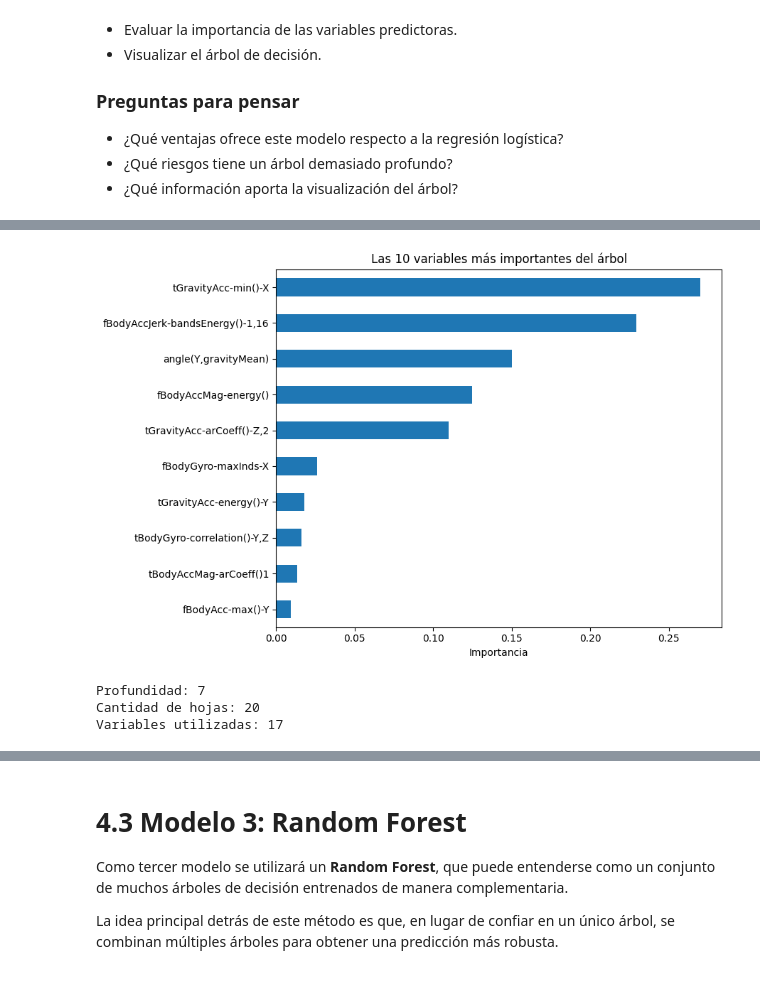
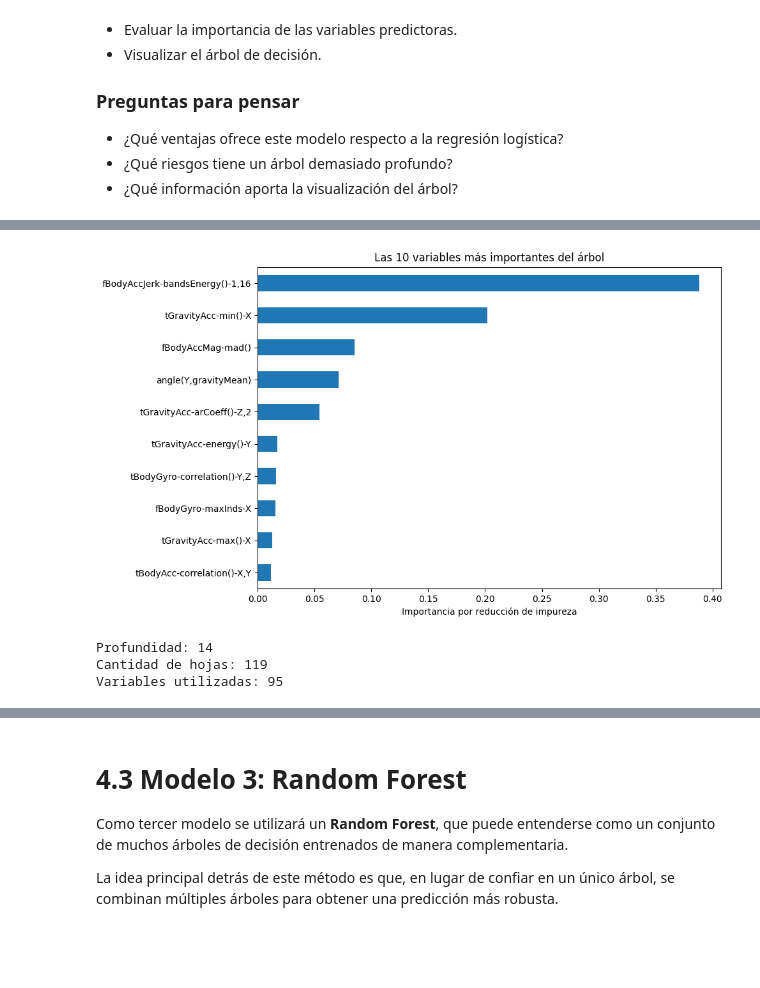
Before and after one commit to matigold22/TP-SIA, a Jupyter notebook: Consigna_TP2.ipynb, the cells around one changed output, grey strips where cells are left out. Drawn from its saved outputs; the diff is of its cells as text; code cells hidden in the pictures; blank space fills up the shorter version.

Commit message:
Regresión logística y árbol de decisión

```diff
--- a/Consigna_TP2.ipynb
+++ b/Consigna_TP2.ipynb
@@ -377,4 +346,3 @@ No se utilizará una única configuración fija del modelo. En su lugar, se expl
 from sklearn.linear_model import LogisticRegression
 
 modelo_logistico = LogisticRegression(C=1.0, max_iter=3000)
-modelo_logistico.fit(X_train_pca, y_train)
@@ -486,34 +473,32 @@ Esto tiene sentido porque los árboles no suelen beneficiarse del escalado del m
 - ¿Qué riesgos tiene un árbol demasiado profundo?
 - ¿Qué información aporta la visualización del árbol?
 # %%
-from sklearn.model_selection import RandomizedSearchCV, GroupKFold
-from sklearn.tree import DecisionTreeClassifier
+from IPython.display import display
+from sklearn.tree import DecisionTreeClassifier, plot_tree
+
+cv_arbol = GroupKFold(n_splits=5)
+grupos_arbol = df_train.loc[X_train.index, "subject"]
 
 busqueda_arbol = RandomizedSearchCV(
     DecisionTreeClassifier(random_state=42),
     param_distributions={
-        "max_depth": [4, 6, 7],
-        "min_samples_split": [20, 40, 60],
-        "criterion": ["gini"],
-        "max_features": [None, 0.6],
+        "max_depth": [4, 6, 7, 10, 15, None],
+        "min_samples_leaf": [1, 5, 10, 20, 40],
+        "criterion": ["gini", "entropy"],
         "class_weight": [None, "balanced"],
     },
     n_iter=40,
     random_state=42,
-    cv=GroupKFold(n_splits=5),
+    cv=cv_arbol,
     scoring="accuracy",
-    n_jobs=5,
-    verbose=2,)
+    n_jobs=2,
+    verbose=2)
 
-busqueda_arbol.fit(
-    X_train,
-    y_train,
-    groups=df_train.loc[X_train.index, "subject"],)
-
+busqueda_arbol.fit(X_train, y_train, groups=grupos_arbol)
 mejor_arbol = busqueda_arbol.best_estimator_
 
 print("Mejores parámetros:", busqueda_arbol.best_params_)
-print(f"Accuracy promedio en validación: {busqueda_arbol.best_score_:.3f}")
-print(f"Accuracy en test: {mejor_arbol.score(X_test, y_test):.3f}")
+print(f"Accuracy promedio en validación: {busqueda_arbol.best_score_:.4f}")
+std_arbol = busqueda_arbol.cv_results_["std_test_score"][busqueda_arbol.best_index_]
 # %% [output]
 Fitting 5 folds for each of 40 candidates, totalling 200 fits
@@ -523,22 +560,22 @@ Accuracy en test: 0.863
 # %%
 importancias = pd.Series(
     mejor_arbol.feature_importances_,
     index=X_train.columns
 ).sort_values(ascending=False)
 
-importancias.head(10).sort_values().plot.barh(figsize=(9, 6))
-plt.xlabel("Importancia")
-plt.title("Las 10 variables más importantes del árbol")
+fig, ax = plt.subplots(figsize=(10, 6))
+importancias.head(10).sort_values().plot.barh(ax=ax)
+ax.set_xlabel("Importancia por reducción de impureza")
+ax.set_title("Las 10 variables más importantes del árbol")
 plt.tight_layout()
 plt.show()
+
+print("Profundidad:", mejor_arbol.get_depth())
+print("Cantidad de hojas:", mejor_arbol.get_n_leaves())
+print("Variables utilizadas:", (importancias > 0).sum())
 # %% [output]
-[figure, old version]
+[figure, new version]
+Profundidad: 14
+Cantidad de hojas: 119
+Variables utilizadas: 95
-# %%
-print("Profundidad:", mejor_arbol.get_depth())
-print("Cantidad de hojas:", mejor_arbol.get_n_leaves())
-print("Variables utilizadas:", (importancias > 0).sum())
-# %% [output]
-Profundidad: 7
-Cantidad de hojas: 20
-Variables utilizadas: 17
 # %%
```
Also changed, not shown: parts of 21 cells of this notebook.
